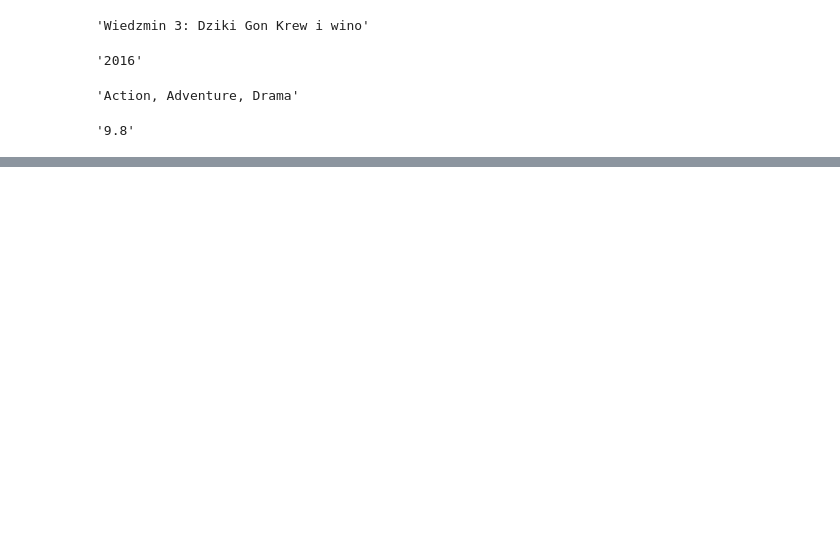
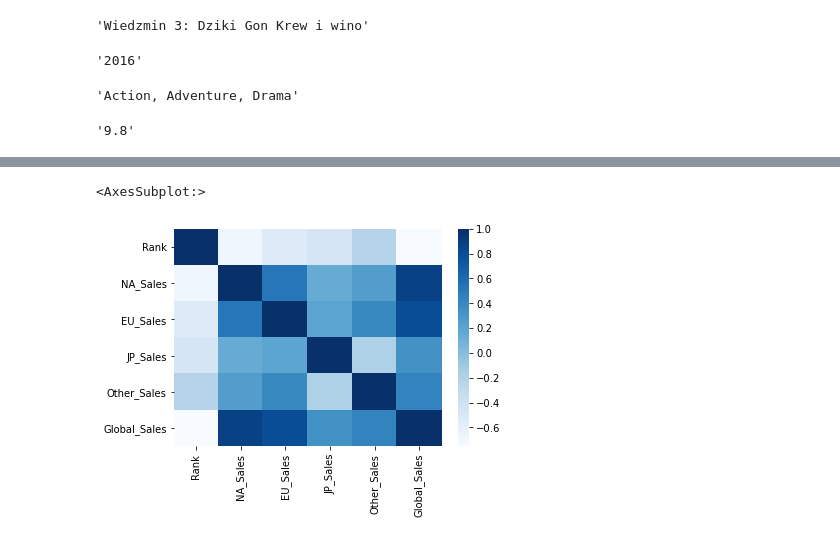
Before and after one commit to RazanAlzahrani1/VideoGames_Regression, a Jupyter notebook: VideoGamesWebscrabing .ipynb, the cells around one changed output, grey strips where cells are left out. Cells and saved outputs as stored; diff of their text form; code cells hidden in the pictures; blank space fills up the shorter version.

```diff
--- a/VideoGamesWebscrabing .ipynb
+++ b/VideoGamesWebscrabing .ipynb
@@ -245,0 +258,2 @@ Vgames
+# %%
+df3=pd.DataFrame(Vgames)
@@ -245,0 +284,3 @@ Vgames
+# %%
+ # drop column that we don't use
+df3.drop([ 'Platform', 'Year', 'Genre','Publisher'], axis=1, inplace=True)
@@ -245,0 +321,3 @@ Vgames
+# %%
+df3.at[2,'game_type']='Action, Adventure, Drama'
+df3.at[25,'game_type']='Action, Adventure, Crime'
@@ -245,0 +403,7 @@ Vgames
+# %%
+#We can plot the correlation matrix for better understanding
+
+sns.heatmap(df3.corr(), cmap="Blues")
+# %% [output]
+<AxesSubplot:>
+[figure, added]
```
Also changed, not shown: parts of 35 cells of this notebook.
